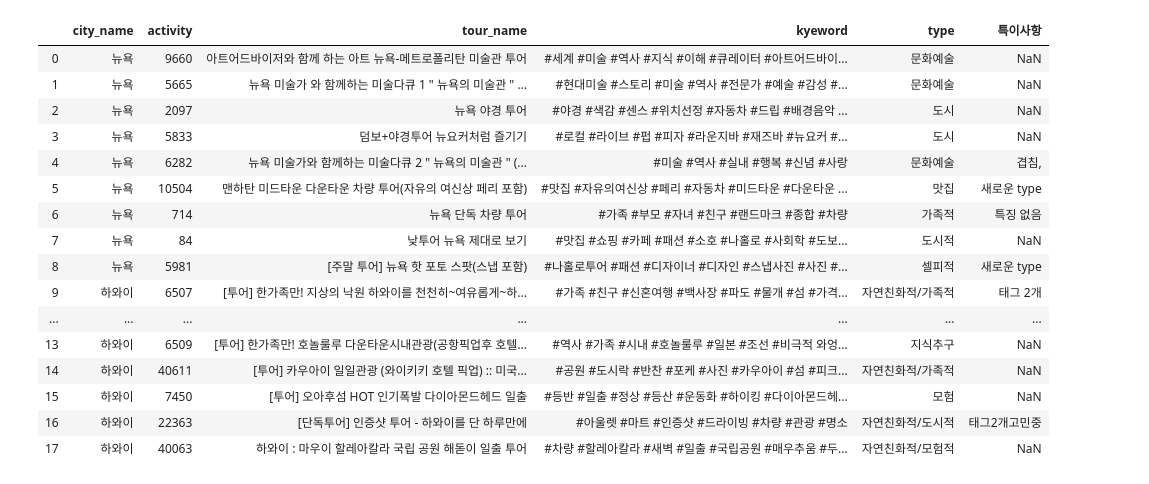
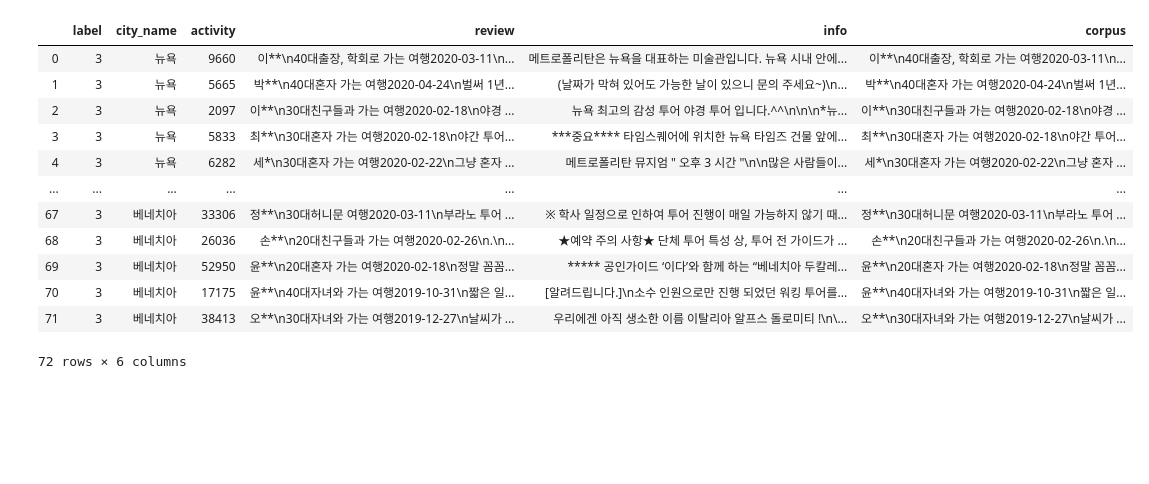
Before and after one commit to dk3059/ML_PROJECT, a Jupyter notebook: code/travel_keyword_labeling.ipynb, the cells around one changed output. Saved outputs shown, nothing was run; the diff lists cells and outputs as text; code cells hidden in the pictures; blank space fills up the shorter version.

Commit message:
docs : travel keyword labeling

```diff
--- a/code/travel_keyword_labeling.ipynb
+++ b/code/travel_keyword_labeling.ipynb
@@ -10,23 +10,25 @@
 
 도보/차량 여부
 # %%
-df_type = pd.read_csv("./data_set/activity_keyword_type.csv", encoding='cp949', index_col=0).reset_index()
-df_type
+df_type = pd.read_csv("../data/activity_keyword_type_1.csv",
+                      encoding='cp949', index_col=0).reset_index()
+df_type.rename(columns = {'kyeword':'keyword'}, inplace=True)
-# %% [output]
-|  | city_name | activity | tour_name | kyeword | type | 특이사항 |
-| 0 | 뉴욕 | 9660 | 아트어드바이저와 함께 하는 아트 뉴욕-메트로폴리탄 미술관 투어 | #세계 #미술 #역사 #지식 #이해 #큐레이터 #아트어드바이... | 문화예술 | NaN |
-| 1 | 뉴욕 | 5665 | 뉴욕 미술가 와 함께하는 미술다큐 1 " 뉴욕의 미술관 " ... | #현대미술 #스토리 #미술 #역사 #전문가 #예술 #감성 #... | 문화예술 | NaN |
-| 2 | 뉴욕 | 2097 | 뉴욕 야경 투어 | #야경 #색감 #센스 #위치선정 #자동차 #드립 #배경음악 ... | 도시 | NaN |
-| 3 | 뉴욕 | 5833 | 덤보+야경투어 뉴요커처럼 즐기기 | #로컬 #라이브 #펍 #피자 #라운지바 #재즈바 #뉴요커 #... | 도시 | NaN |
-| 4 | 뉴욕 | 6282 | 뉴욕 미술가와 함께하는 미술다큐 2 " 뉴욕의 미술관 " (... | #미술 #역사 #실내 #행복 #신념 #사랑 | 문화예술 | 겹침, |
-| 5 | 뉴욕 | 10504 | 맨하탄 미드타운 다운타운 차량 투어(자유의 여신상 페리 포함) | #맛집 #자유의여신상 #페리 #자동차 #미드타운 #다운타운 ... | 맛집 | 새로운 type |
-| 6 | 뉴욕 | 714 | 뉴욕 단독 차량 투어 | #가족 #부모 #자녀 #친구 #랜드마크 #종합 #차량 | 가족적 | 특징 없음 |
-| 7 | 뉴욕 | 84 | 낮투어 뉴욕 제대로 보기 | #맛집 #쇼핑 #카페 #패션 #소호 #나홀로 #사회학 #도보... | 도시적 | NaN |
-| 8 | 뉴욕 | 5981 | [주말 투어] 뉴욕 핫 포토 스팟(스냅 포함) | #나홀로투어 #패션 #디자이너 #디자인 #스냅사진 #사진 #... | 셀피적 | 새로운 type |
-| 9 | 하와이 | 6507 | [투어] 한가족만! 지상의 낙원 하와이를 천천히~여유롭게~하... | #가족 #친구 #신혼여행 #백사장 #파도 #물개 #섬 #가격... | 자연친화적/가족적 | 태그 2개 |
-| ... | ... | ... | ... | ... | ... | ... |
-| 13 | 하와이 | 6509 | [투어] 한가족만! 호놀룰루 다운타운시내관광(공항픽업후 호텔... | #역사 #가족 #시내 #호놀룰루 #일본 #조선 #비극적 와엉... | 지식추구 | NaN |
-| 14 | 하와이 | 40611 | [투어] 카우아이 일일관광 (와이키키 호텔 픽업) :: 미국... | #공원 #도시락 #반찬 #포케 #사진 #카우아이 #섬 #피크... | 자연친화적/가족적 | NaN |
-| 15 | 하와이 | 7450 | [투어] 오아후섬 HOT 인기폭발 다이아몬드헤드 일출 | #등반 #일출 #정상 #등산 #운동화 #하이킹 #다이아몬드헤... | 모험 | NaN |
-| 16 | 하와이 | 22363 | [단독투어] 인증샷 투어 - 하와이를 단 하루만에 | #아울렛 #마트 #인증샷 #드라이빙 #차량 #관광 #명소 | 자연친화적/도시적 | 태그2개고민중 |
-| 17 | 하와이 | 40063 | 하와이 : 마우이 할레아칼라 국립 공원 해돋이 일출 투어 | #차량 #할레아칼라 #새벽 #일출 #국립공원 #매우추움 #두... | 자연친화적/모험적 | NaN |
+# %%
+act = pd.read_csv("../data/activity_cleared_with_corpus.csv",
+                  index_col=0).reset_index()
+del act['index']
+act
+# %% [output]
+|  | label | city_name | activity | review | info | corpus |
+| 0 | 3 | 뉴욕 | 9660 | 이**\n40대출장, 학회로 가는 여행2020-03-11\n... | 메트로폴리탄은 뉴욕을 대표하는 미술관입니다. 뉴욕 시내 안에... | 이**\n40대출장, 학회로 가는 여행2020-03-11\n... |
+| 1 | 3 | 뉴욕 | 5665 | 박**\n40대혼자 가는 여행2020-04-24\n벌써 1년... | (날짜가 막혀 있어도 가능한 날이 있으니 문의 주세요~)\n... | 박**\n40대혼자 가는 여행2020-04-24\n벌써 1년... |
+| 2 | 3 | 뉴욕 | 2097 | 이**\n30대친구들과 가는 여행2020-02-18\n야경 ... | 뉴욕 최고의 감성 투어 야경 투어 입니다.^^\n\n\n*뉴... | 이**\n30대친구들과 가는 여행2020-02-18\n야경 ... |
+| 3 | 3 | 뉴욕 | 5833 | 최**\n30대혼자 가는 여행2020-02-18\n야간 투어... | ***중요**** 타임스퀘어에 위치한 뉴욕 타임즈 건물 앞에... | 최**\n30대혼자 가는 여행2020-02-18\n야간 투어... |
+| 4 | 3 | 뉴욕 | 6282 | 세*\n30대혼자 가는 여행2020-02-22\n그냥 혼자 ... | 메트로폴리탄 뮤지엄 " 오후 3 시간 "\n\n많은 사람들이... | 세*\n30대혼자 가는 여행2020-02-22\n그냥 혼자 ... |
+| ... | ... | ... | ... | ... | ... | ... |
+| 67 | 3 | 베네치아 | 33306 | 정**\n30대허니문 여행2020-03-11\n부라노 투어 ... | ※ 학사 일정으로 인하여 투어 진행이 매일 가능하지 않기 때... | 정**\n30대허니문 여행2020-03-11\n부라노 투어 ... |
+| 68 | 3 | 베네치아 | 26036 | 손**\n20대친구들과 가는 여행2020-02-26\n.\n... | ★예약 주의 사항★ 단체 투어 특성 상, 투어 전 가이드가 ... | 손**\n20대친구들과 가는 여행2020-02-26\n.\n... |
+| 69 | 3 | 베네치아 | 52950 | 윤**\n20대혼자 가는 여행2020-02-18\n정말 꼼꼼... | ***** 공인가이드 ‘이다’와 함께 하는 “베네치아 두칼레... | 윤**\n20대혼자 가는 여행2020-02-18\n정말 꼼꼼... |
+| 70 | 3 | 베네치아 | 17175 | 윤**\n40대자녀와 가는 여행2019-10-31\n짧은 일... | [알려드립니다.]\n소수 인원으로만 진행 되었던 워킹 투어를... | 윤**\n40대자녀와 가는 여행2019-10-31\n짧은 일... |
+| 71 | 3 | 베네치아 | 38413 | 오**\n30대자녀와 가는 여행2019-12-27\n날씨가 ... | 우리에겐 아직 생소한 이름 이탈리아 알프스 돌로미티 !\n\... | 오**\n30대자녀와 가는 여행2019-12-27\n날씨가 ... |
+72 rows × 6 columns
```
Also changed, not shown: parts of 16 cells of this notebook.
